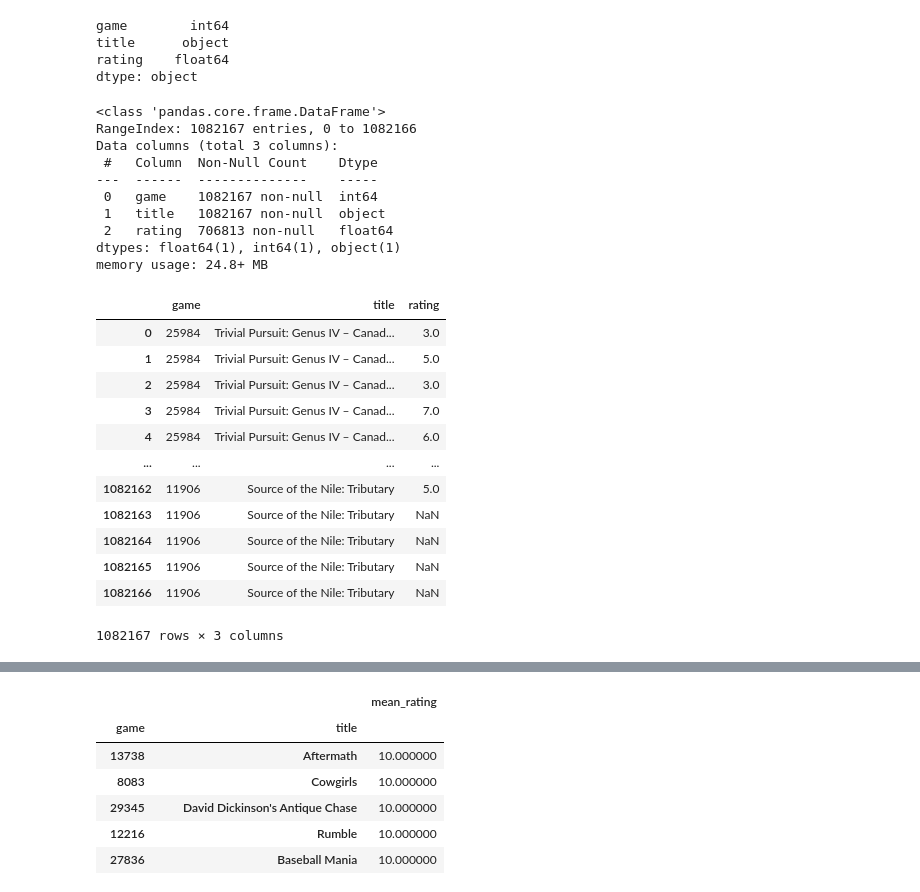
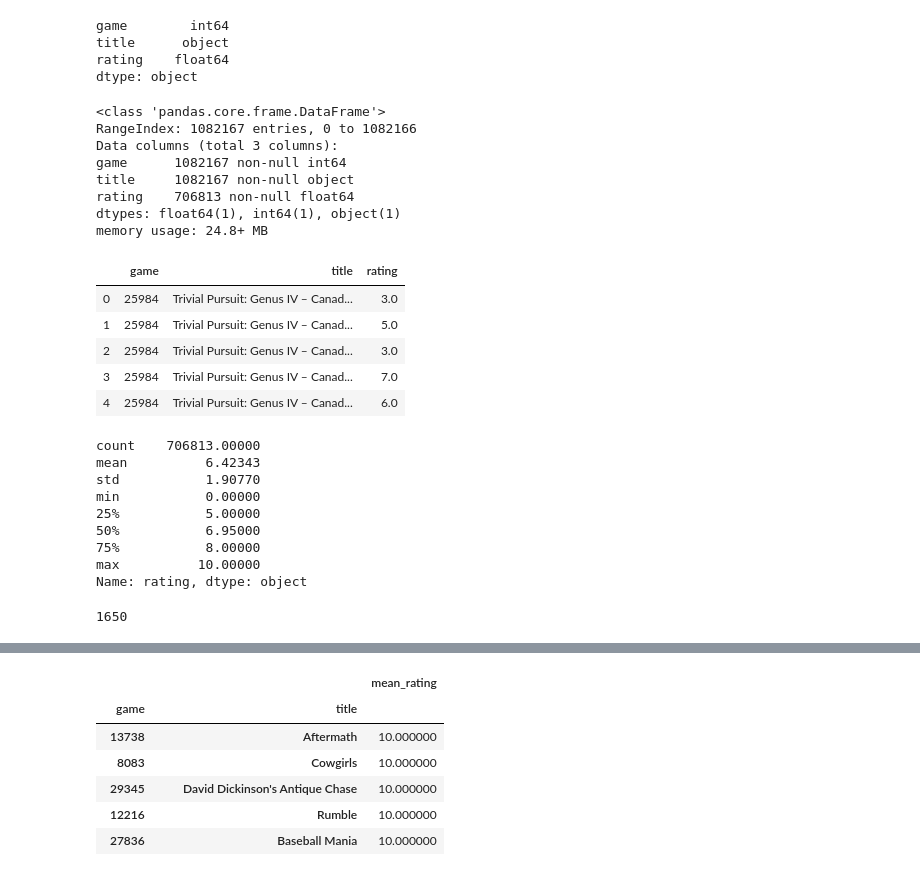
Before and after one commit to Praiban/Boardgamegeek, a Jupyter notebook: Boardgamegeek.ipynb, the cells around one changed output, grey strips where cells are left out. Cells and saved outputs as stored; diff of their text form; code cells hidden in the pictures.

```diff
--- a/Boardgamegeek.ipynb
+++ b/Boardgamegeek.ipynb
@@ -8,7 +8,7 @@ import matplotlib.pyplot as plt
 # %%
 ##trovo il percorso del file
 # %%
-bbg = 'bgg.cvs/bgg.csv'
+bbg = 'data/bgg.csv'
 # %%
 #utilizzando pandas e il suo metodo di lettura csv lo inserisco in un DataFrame
 # %%
@@ -26,26 +26,33 @@ df.info()
 <class 'pandas.core.frame.DataFrame'>
 RangeIndex: 1082167 entries, 0 to 1082166
 Data columns (total 3 columns):
- #   Column  Non-Null Count    Dtype
----  ------  --------------    -----
- 0   game    1082167 non-null  int64
- 1   title   1082167 non-null  object
- 2   rating  706813 non-null   float64
+game      1082167 non-null int64
+title     1082167 non-null object
+rating    706813 non-null float64
 dtypes: float64(1), int64(1), object(1)
 memory usage: 24.8+ MB
 # %%
-df
+df.head()
 # %% [output]
 |  | game | title | rating |
 | 0 | 25984 | Trivial Pursuit: Genus IV – Canad... | 3.0 |
 | 1 | 25984 | Trivial Pursuit: Genus IV – Canad... | 5.0 |
 | 2 | 25984 | Trivial Pursuit: Genus IV – Canad... | 3.0 |
 | 3 | 25984 | Trivial Pursuit: Genus IV – Canad... | 7.0 |
 | 4 | 25984 | Trivial Pursuit: Genus IV – Canad... | 6.0 |
-| ... | ... | ... | ... |
-| 1082162 | 11906 | Source of the Nile: Tributary | 5.0 |
-| 1082163 | 11906 | Source of the Nile: Tributary | NaN |
-| 1082164 | 11906 | Source of the Nile: Tributary | NaN |
-| 1082165 | 11906 | Source of the Nile: Tributary | NaN |
-| 1082166 | 11906 | Source of the Nile: Tributary | NaN |
-1082167 rows × 3 columns
+# %%
+df['rating'].describe().apply("{0:.5f}".format)
+# %% [output]
+count    706813.00000
+mean          6.42343
+std           1.90770
+min           0.00000
+25%           5.00000
+50%           6.95000
+75%           8.00000
+max          10.00000
+Name: rating, dtype: object
+# %%
+df['rating'].nunique()
+# %% [output]
+1650
```
Also changed, not shown: parts of 1 cell of this notebook, 1 other file.
